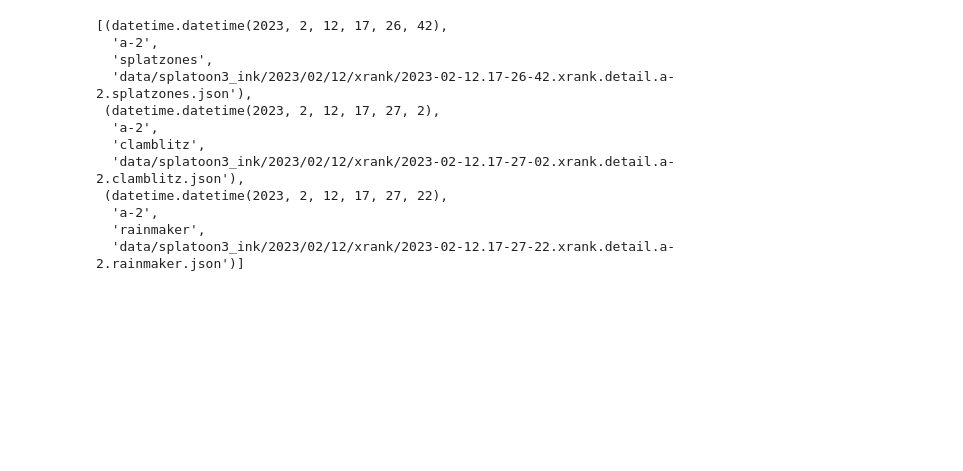
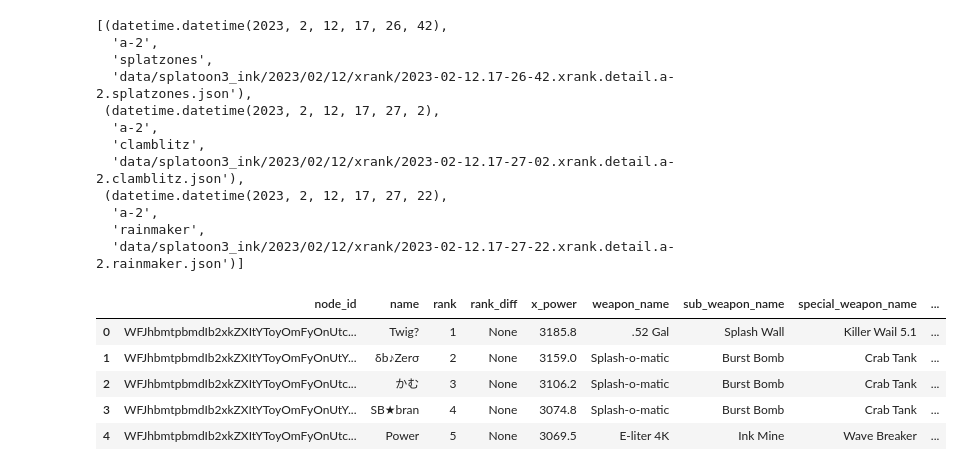
Before and after one commit to cesaregarza/SplatScratch, a Jupyter notebook: top_500.ipynb, the cells around one changed output. Drawn from its saved outputs; the diff is of its cells as text; code cells hidden in the pictures; blank space fills up the shorter version.

```diff
--- a/top_500.ipynb
+++ b/top_500.ipynb
@@ -47,3 +47,12 @@ generate_dataframe(paths, schedule_df, connection, batch_size=1000)
 schedule_df = build_x_schedule_reference()
 new_paths = generate_paths(connection)
 generate_dataframe(new_paths, schedule_df, connection, batch_size=1000)
+# %%
+pd.read_sql("SELECT * FROM x_ranking LIMIT 5", connection)
+# %% [output]
+|  | node_id | name | rank | rank_diff | x_power | weapon_name | sub_weapon_name | special_weapon_name | ... |
+| 0 | WFJhbmtpbmdIb2xkZXItYToyOmFyOnUtc... | Twig? | 1 | None | 3185.8 | .52 Gal | Splash Wall | Killer Wail 5.1 | ... |
+| 1 | WFJhbmtpbmdIb2xkZXItYToyOmFyOnUtY... | δb♪Zerσ | 2 | None | 3159.0 | Splash-o-matic | Burst Bomb | Crab Tank | ... |
+| 2 | WFJhbmtpbmdIb2xkZXItYToyOmFyOnUtc... | かむ | 3 | None | 3106.2 | Splash-o-matic | Burst Bomb | Crab Tank | ... |
+| 3 | WFJhbmtpbmdIb2xkZXItYToyOmFyOnUtY... | SB★bran | 4 | None | 3074.8 | Splash-o-matic | Burst Bomb | Crab Tank | ... |
+| 4 | WFJhbmtpbmdIb2xkZXItYToyOmFyOnUtc... | Power | 5 | None | 3069.5 | E-liter 4K | Ink Mine | Wave Breaker | ... |
```
Also changed, not shown: parts of 14 cells of this notebook, 2 other files.
